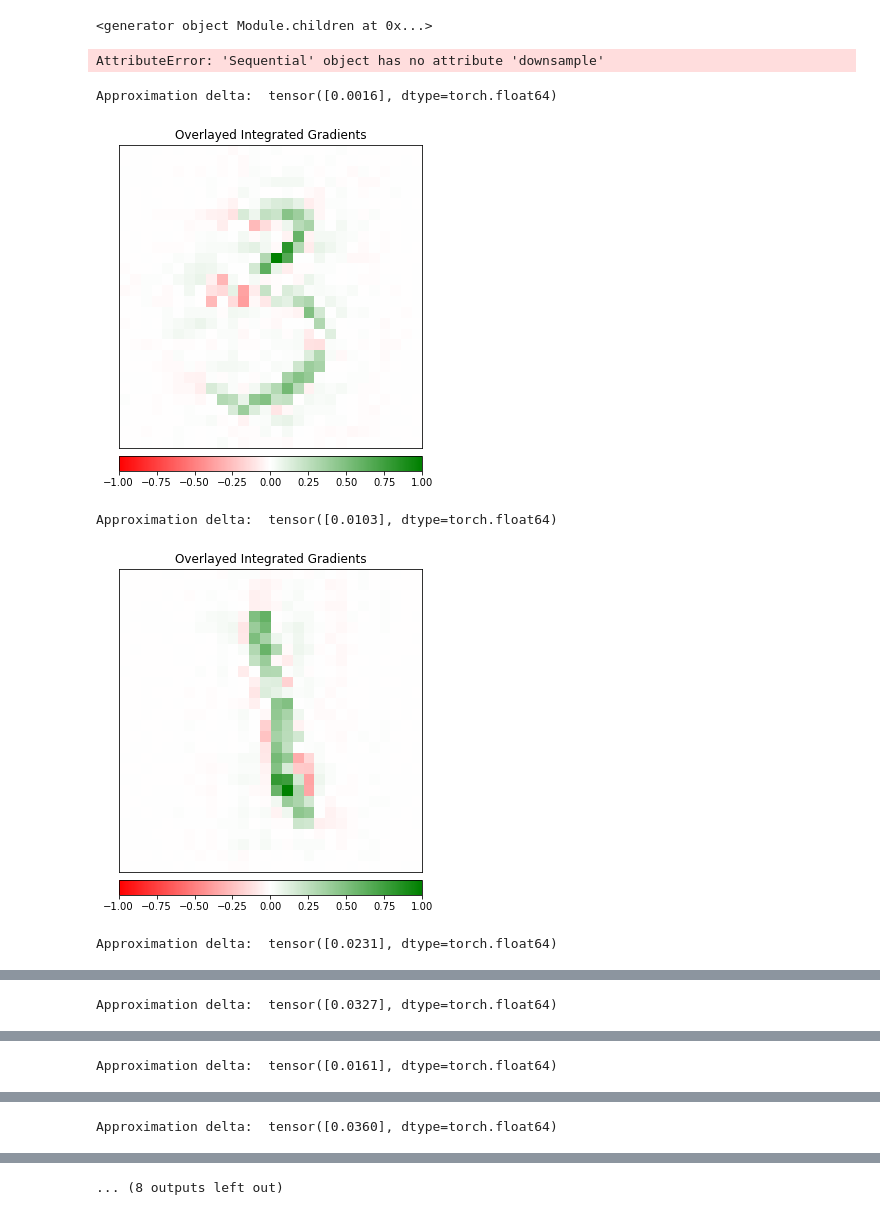
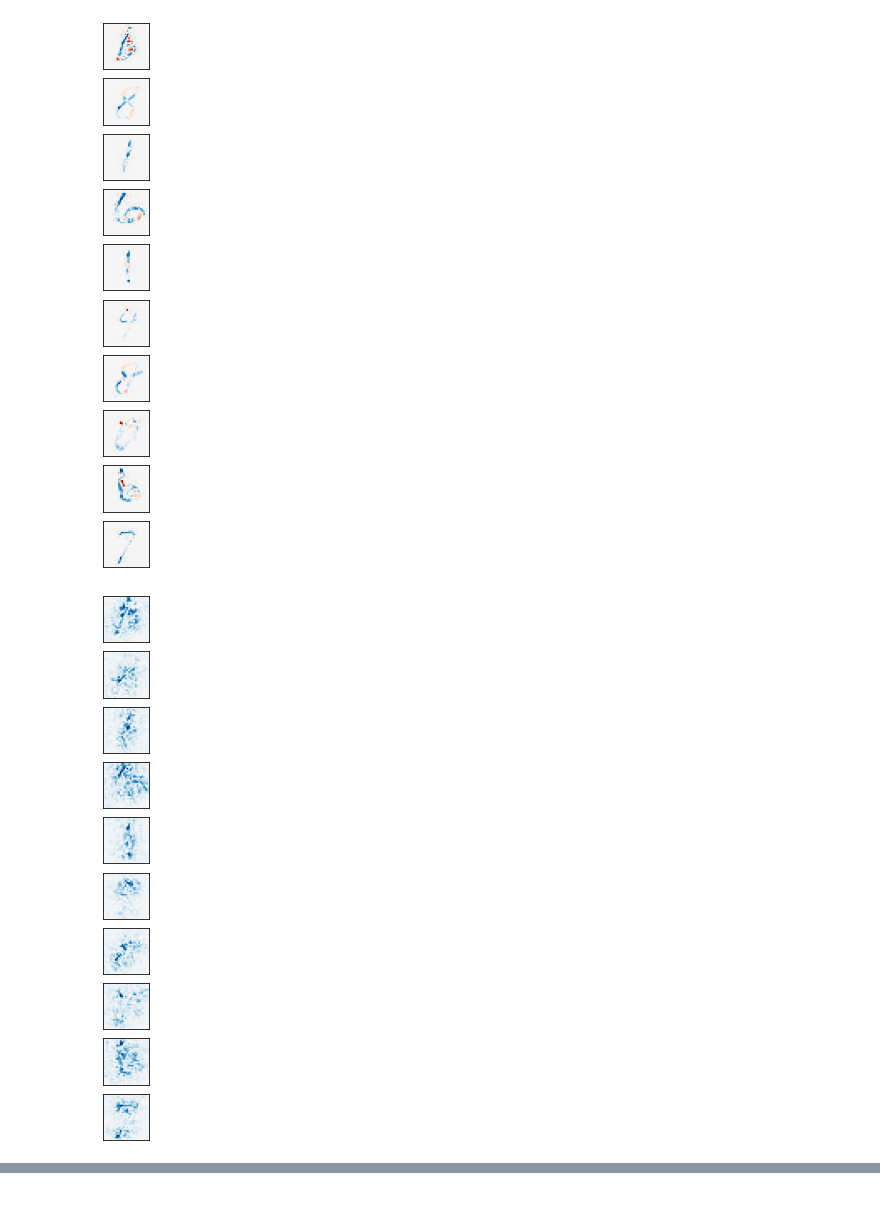
Before and after one commit to Heyjuke58/sanity_checks_pytorch, a Jupyter notebook: cascading_randomization_mnist.ipynb, the cells around one changed output, grey strips where cells are left out. Cells and saved outputs as stored; diff of their text form; code cells hidden in the pictures.

```diff
--- a/cascading_randomization_mnist.ipynb
+++ b/cascading_randomization_mnist.ipynb
@@ -125,52 +46,48 @@ tensor([[ 0.0293,  0.0218, -0.0153,  ..., -0.0191,  0.0145,  0.0103],
-# %%
-from torchviz import make_dot
-import torchvision
-
-x = torch.zeros(1, 3, 224, 224, dtype=torch.float, requires_grad=False)
-out = resnet(x)
-# with open('graph', 'wb') as f:
-#     f.write(make_dot(out))  # plot graph of variable, not of a nn.Module
-make_dot(out).render("attached", format="png")
-# arr = [['layer', '0']]
-# resnet
-#getattr(getattr(resnet, 'layer1'), '0')
-for k in resnet.modules():
-    if isinstance(k, torch.nn.modules.container.Sequential):
-        print(k.children())
-        print(k.downsample)
-#         for l in k.modules():
-#             print(l)
-
-print(type(resnet.layer4[0].conv1))
-
-
-#getattr(getattr(getattr(resnet, 'layer1'), '0'), 'conv1')
-# %% [output]
-<generator object Module.children at 0x...>
-AttributeError: 'Sequential' object has no attribute 'downsample'
 # %%
-from captum.attr import IntegratedGradients
+# visualize integrated gradients for mnist cnn
+
+import torchvision
+from captum.attr import IntegratedGradients, Saliency
 from captum.attr import visualization as viz
 
 def attribute_image_features(algorithm, input, label, **kwargs):
     model.zero_grad()
     tensor_attributions = algorithm.attribute(input, target=label, **kwargs)
 
     return tensor_attributions
 
-ig = IntegratedGradients(model)
 
-for image, label in test_loader:
+# Given a NN model, ...
+def visualize_saliency_method(model, saliency_class, saliency_kwargs, image, label, plt_fig_axis):
     image.requires_grad = True
-    attr_ig, delta = attribute_image_features(ig, image, label=label, baselines=image * 0, return_convergence_delta=True)
-    attr_ig = np.transpose(attr_ig.squeeze(0).cpu().detach().numpy(), (1,2,0))
-    print('Approximation delta: ', abs(delta))
+    attrs = attribute_image_features(
+            saliency_class(model), # get an instance of the saliency model class
+            image,
+            label=label,
+            **saliency_kwargs
+#             baselines=image * 0,
+    )
+    attrs = np.transpose(attrs.squeeze(0).cpu().detach().numpy(), (1,2,0))
+#     print('Approximation delta: ', abs(delta))
     original_image = np.transpose(image.squeeze(0).cpu().detach().numpy(), (1, 2, 0))
-    _ = viz.visualize_image_attr(attr_ig, original_image, method="heat_map",sign="all",
-                          show_colorbar=True, title="Overlayed Integrated Gradients")
+    return viz.visualize_image_attr(attrs, original_image, method="heat_map",sign="all",
+                          plt_fig_axis=plt_fig_axis, cmap="RdBu", show_colorbar=False,
+                          use_pyplot=False)
+
+
+ig = IntegratedGradients
+fig, axs = plt.subplots(nrows=len(test_loader), ncols=1, figsize=(10, 10))
+for (image, label), row in zip(test_loader, range(len(test_loader))):
+    ig_kwargs = {'baselines': image * 0} # stuff specific to integrated gradients
+    fig, _ = visualize_saliency_method(model, ig, ig_kwargs, image, label, (fig, axs[row]))
+plt.show(fig)
+
+sal = Saliency
+fig, axs = plt.subplots(nrows=len(test_loader), ncols=1, figsize=(10, 10))
+for (image, label), row in zip(test_loader, range(len(test_loader))):
+    sal_kwargs = {} # stuff specific to gradients (saliency)
+    fig, _ = visualize_saliency_method(model, sal, sal_kwargs, image, label, (fig, axs[row]))
+plt.show(fig)
 # %% [output]
-Approximation delta:  tensor([0.0016], dtype=torch.float64)
-[figure, old version]
+[figure, new version]
-Approximation delta:  tensor([0.0103], dtype=torch.float64)
-[figure, old version]
+[figure, new version]
-Approximation delta:  tensor([0.0231], dtype=torch.float64)
@@ -178 +93,0 @@ Approximation delta:  tensor([0.0231], dtype=torch.float64)
-Approximation delta:  tensor([0.0327], dtype=torch.float64)
@@ -180 +93,0 @@ Approximation delta:  tensor([0.0327], dtype=torch.float64)
-Approximation delta:  tensor([0.0161], dtype=torch.float64)
@@ -182 +93,0 @@ Approximation delta:  tensor([0.0161], dtype=torch.float64)
-Approximation delta:  tensor([0.0360], dtype=torch.float64)
@@ -184 +93,0 @@ Approximation delta:  tensor([0.0360], dtype=torch.float64)
-... (8 outputs left out)
```
Also changed, not shown: parts of 9 cells of this notebook, 2 other files.
